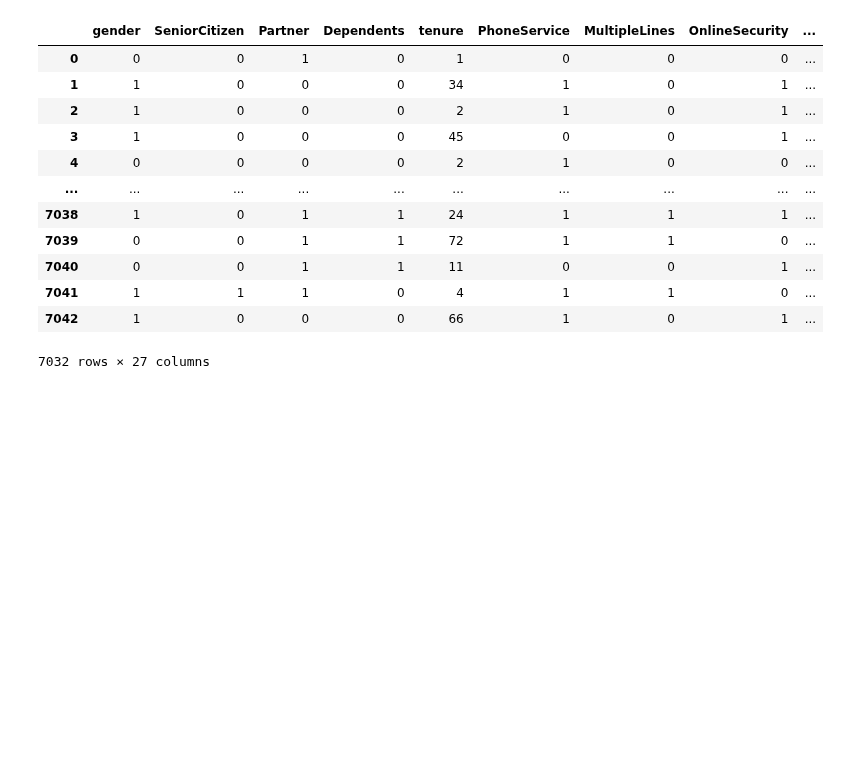
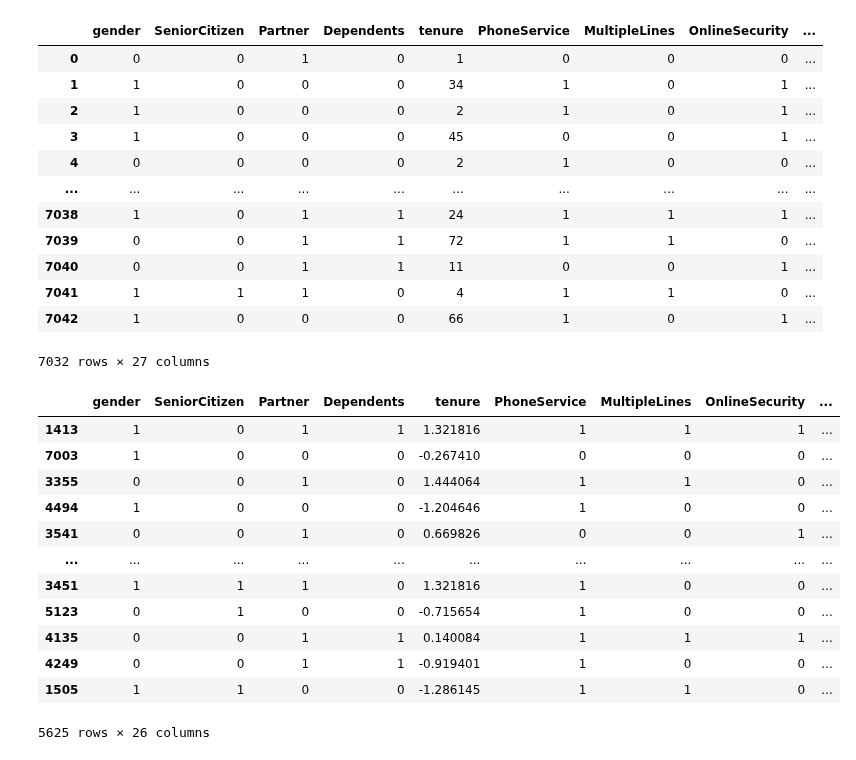
Before and after one commit to sevaradevoloper/machine-learning-class-work, a Jupyter notebook: Untitled93.ipynb, the cells around one changed output. Cells and saved outputs as stored; diff of their text form; code cells hidden in the pictures; blank space fills up the shorter version.

```diff
--- a/Untitled93.ipynb
+++ b/Untitled93.ipynb
@@ -288,0 +287,32 @@ df
+# %%
+from sklearn.model_selection import train_test_split
+from sklearn.preprocessing import StandardScaler
+
+X =df.drop("Churn",axis=1)
+y=df["Churn"]
+
+X_train,X_test,y_train,y_test = train_test_split(
+    X,y,test_size=0.2,
+    random_state=42,
+   stratify=y
+)
+
+scaler = StandardScaler()
+X_train[num_cols] = scaler.fit_transform(X_train[num_cols])
+X_test[num_cols] = scaler.transform(X_test[num_cols])
+
+X_train
+# %% [output]
+|  | gender | SeniorCitizen | Partner | Dependents | tenure | PhoneService | MultipleLines | OnlineSecurity | ... |
+| 1413 | 1 | 0 | 1 | 1 | 1.321816 | 1 | 1 | 1 | ... |
+| 7003 | 1 | 0 | 0 | 0 | -0.267410 | 0 | 0 | 0 | ... |
+| 3355 | 0 | 0 | 1 | 0 | 1.444064 | 1 | 1 | 0 | ... |
+| 4494 | 1 | 0 | 0 | 0 | -1.204646 | 1 | 0 | 0 | ... |
+| 3541 | 0 | 0 | 1 | 0 | 0.669826 | 0 | 0 | 1 | ... |
+| ... | ... | ... | ... | ... | ... | ... | ... | ... | ... |
+| 3451 | 1 | 1 | 1 | 0 | 1.321816 | 1 | 0 | 0 | ... |
+| 5123 | 0 | 1 | 0 | 0 | -0.715654 | 1 | 0 | 0 | ... |
+| 4135 | 0 | 0 | 1 | 1 | 0.140084 | 1 | 1 | 1 | ... |
+| 4249 | 0 | 0 | 1 | 1 | -0.919401 | 1 | 0 | 0 | ... |
+| 1505 | 1 | 1 | 0 | 0 | -1.286145 | 1 | 1 | 0 | ... |
+5625 rows × 26 columns
```
Also changed, not shown: parts of 7 cells of this notebook.
